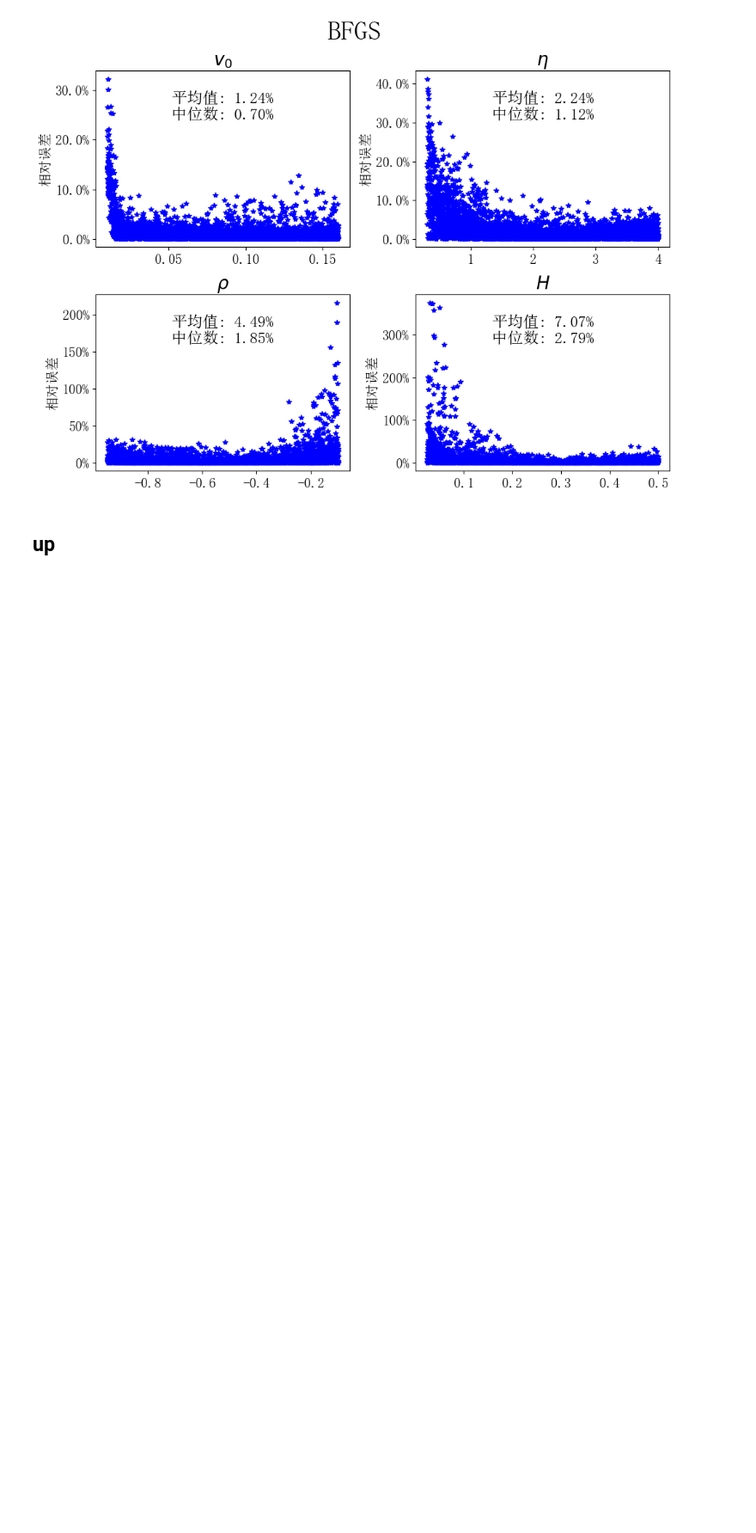
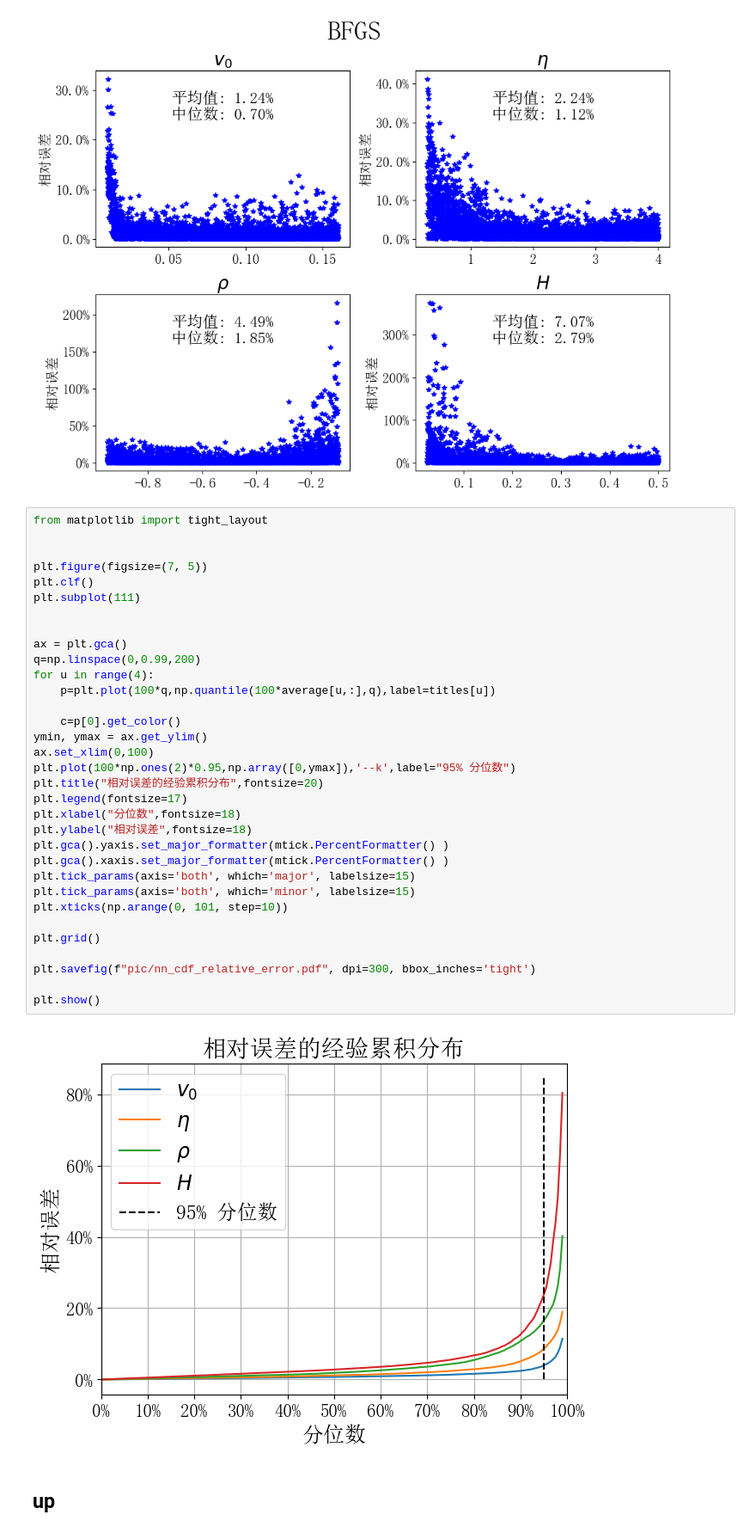
Before and after one commit to Greenmilkvvv/Deep-GLU-Calibrating, a Jupyter notebook: Calibrating/rBergomi/visual.ipynb, the cells around one changed output. Shown at 86% size. Saved outputs shown, nothing was run; the diff lists cells and outputs as text; blank space fills up the shorter version.

```diff
--- a/Calibrating/rBergomi/visual.ipynb
+++ b/Calibrating/rBergomi/visual.ipynb
@@ -121,6 +196,41 @@ for mtd in range(3):
 [figure]
 [figure]
 [figure]
+# %%
+from matplotlib import tight_layout
+
+
+plt.figure(figsize=(7, 5))
+plt.clf()
+plt.subplot(111)
+
+
+ax = plt.gca()
+q=np.linspace(0,0.99,200)
+for u in range(4):
+    p=plt.plot(100*q,np.quantile(100*average[u,:],q),label=titles[u])
+
+    c=p[0].get_color()
+ymin, ymax = ax.get_ylim()
+ax.set_xlim(0,100)
+plt.plot(100*np.ones(2)*0.95,np.array([0,ymax]),'--k',label="95% 分位数")
+plt.title("相对误差的经验累积分布",fontsize=20)
+plt.legend(fontsize=17)
+plt.xlabel("分位数",fontsize=18)
+plt.ylabel("相对误差",fontsize=18)
+plt.gca().yaxis.set_major_formatter(mtick.PercentFormatter() )
+plt.gca().xaxis.set_major_formatter(mtick.PercentFormatter() )
+plt.tick_params(axis='both', which='major', labelsize=15)
+plt.tick_params(axis='both', which='minor', labelsize=15)
+plt.xticks(np.arange(0, 101, step=10))
+
+plt.grid()
+
+plt.savefig(f"pic/nn_cdf_relative_error.pdf", dpi=300, bbox_inches='tight')
+
+plt.show()
+# %% [output]
+[figure, added]
 # %% [markdown]
 ## up
 # %%
```
Also changed, not shown: parts of 5 cells of this notebook, 11 other files.
